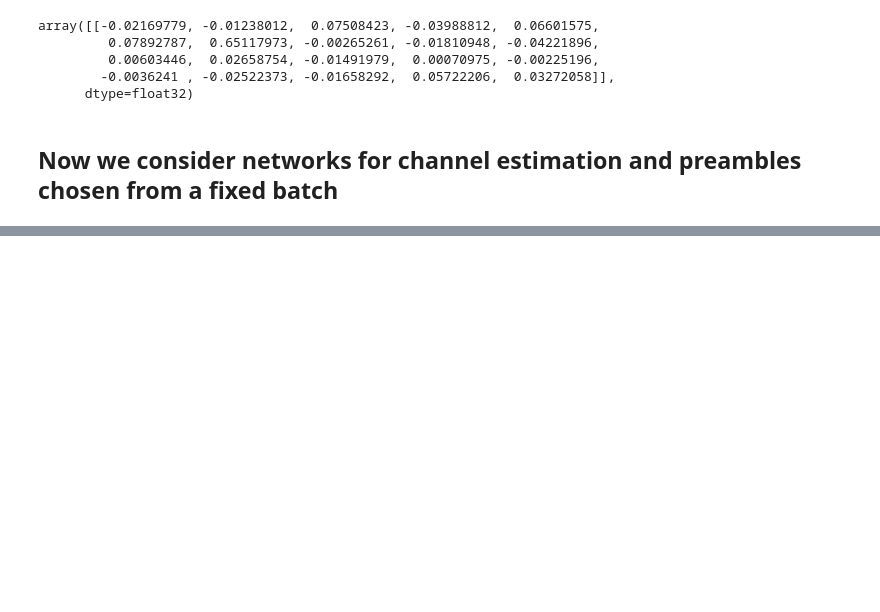
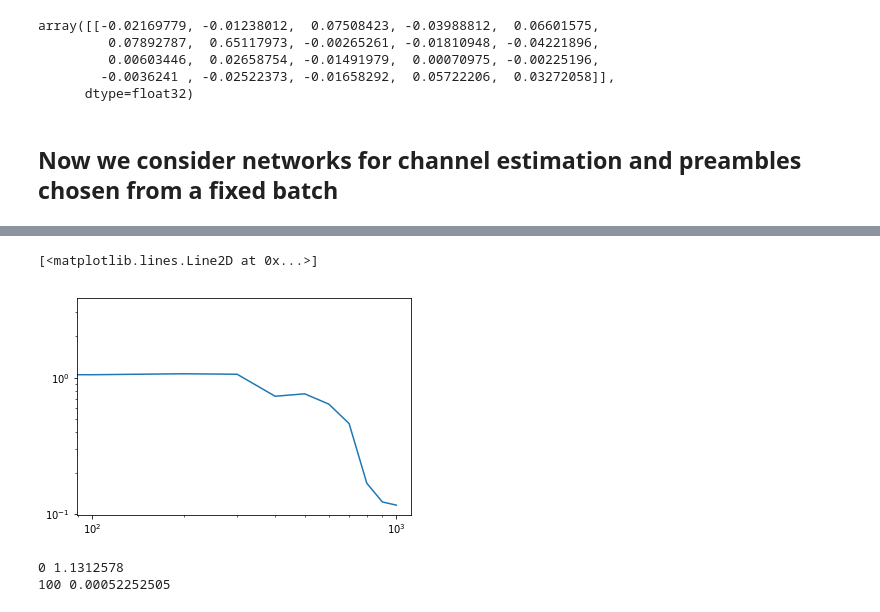
Before and after one commit to laurabrink13/Equalization, a Jupyter notebook: ConvNet -- Channel Estimation.ipynb, the cells around one changed output, grey strips where cells are left out. Drawn from its saved outputs; the diff is of its cells as text; code cells hidden in the pictures; blank space fills up the shorter version.

```diff
--- a/ConvNet -- Channel Estimation.ipynb
+++ b/ConvNet -- Channel Estimation.ipynb
@@ -58,13 +59,14 @@ def gen_preamble(length=100):
         -0.01,  0.08]])"""
 def gen_channel(N=1,num_taps=2,length=20):
     ret = np.zeros((N, length))
-    tap_idxs = np.random.randint(length, size=(N, num_taps))
-    tap_vals = ((np.random.randint(10, size=(N, num_taps))+1)*\
-                (np.random.randint(2, size=(N, num_taps))*2 - 1))\
-                / 10.
-    for i in range(N):
-        np.put(ret[i], tap_idxs[i], tap_vals[i])
-    ret += 5e-2*np.random.randn(N,length)
+#     tap_idxs = np.random.randint(length, size=(N, num_taps))
+#     tap_vals = ((np.random.randint(10, size=(N, num_taps))+1)*\
+#                 (np.random.randint(2, size=(N, num_taps))*2 - 1))\
+#                 / 10.
+#     for i in range(N):
+#         np.put(ret[i], tap_idxs[i], tap_vals[i])
+#     ret += 5e-2*np.random.randn(N,length)
+    ret += np.random.randn(N,length)
     return ret / np.linalg.norm(ret,axis=1,keepdims=True)
 
 """Simulates passing data through a noisy channel.
@@ -75,7 +77,7 @@ def gen_channel(N=1,num_taps=2,length=20):
 def apply_channel(channel, data, snr=-1):
     ret = sig.convolve(data, channel, mode='full')
     if snr > 0:
-        ret += (1./np.sqrt(snr)) * np.random.randn(len(ret))
+        ret += (1./np.sqrt(snr)) * np.random.randn(len(ret),1)
     return ret
 # %%
 # functions for networks..should also put this in util.py!
@@ -164,7 +212,8 @@ def build_network1(params=None):
                 net = tf.nn.bias_add(net, biases)
                 net = tf.nn.relu(net)
                 if params['use_max_pool']:
-                    net = tf.nn.max_pool(net, [1, 3, 1], [1, 2, 1], padding='SAME')
+                    net = tf.layers.max_pooling1d(net, pool_size=3,
+                                                 strides=2, padding='SAME')
         nets[i-1] = net
 
     # Concatenate
@@ -243,7 +292,8 @@ def build_network2(params=None):
                 net = tf.nn.bias_add(net, biases)
                 net = tf.nn.relu(net)
                 if params['use_max_pool']:
-                    net = tf.nn.max_pool(net, [1, 3, 1], [1, 2, 1], padding='SAME')
+                    net = tf.layers.max_pooling1d(net, pool_size=3,
+                                                 strides=2, padding='SAME')
                 nets[i] = net
 
     # Concatenate
@@ -322,7 +372,8 @@ def build_network3(params=None):
             output = tf.nn.bias_add(output, biases)
             output = tf.nn.relu(output)
             if params['use_max_pool']:
-                output = tf.nn.max_pool(output, [1, 3, 1], [1, 2, 1], padding='SAME')
+                output = tf.layers.max_pooling1d(output, pool_size=3,
+                                                 strides=2, padding='SAME')
 
     with tf.variable_scope("fc5") as scope:
         dim = output.get_shape()[1].value*output.get_shape()[2].value
@@ -421,0 +441,5 @@ inputs, outputs, weights, loss, train, preamble, sess = train_net({'network_opti
+# %%
+p = {'network_option':build_network3, 'num_iter':10001, 'batch_size':10,
+     'snr':1, 'num_preambles':10, 'fixed_preamble':True, 'num_taps':2,
+     'preamble_len':100, 'channel_len':2}
+inputs, outputs, weights, loss, train, preamble, sess, loss_plot = train_net(p)
@@ -513,0 +643,5 @@ def build_network3(params=None):
+# %%
+p = {'network_option':build_network5, 'num_iter':3001, 'batch_size':10,
+     'snr':1e-2, 'num_preambles':1, 'fixed_preamble':False, 'num_taps':2,
+     'preamble_len':100, 'channel_len':2, 'lr':5e-5}
+inputs, outputs, weights, loss, train, preamble, sess, loss_plot = train_net(p)
@@ -513,0 +666,13 @@ def build_network3(params=None):
+# %%
+plt.loglog(loss_plot[0], loss_plot[1])
+# %% [output]
+[<matplotlib.lines.Line2D at 0x...>]
+[figure, added]
+# %%
+p = {'network_option':build_network5, 'num_iter':101, 'batch_size':10,
+     'snr':-1, 'num_preambles':1, 'fixed_preamble':False, 'num_taps':2,
+     'preamble_len':100, 'channel_len':2, 'lr':5e-5}
+inputs, outputs, weights, loss, train, preamble, sess, loss_plot = train_net(p)
+# %% [output]
+0 1.1312578
+100 0.00052252505
```
Also changed, not shown: parts of 46 cells of this notebook.
